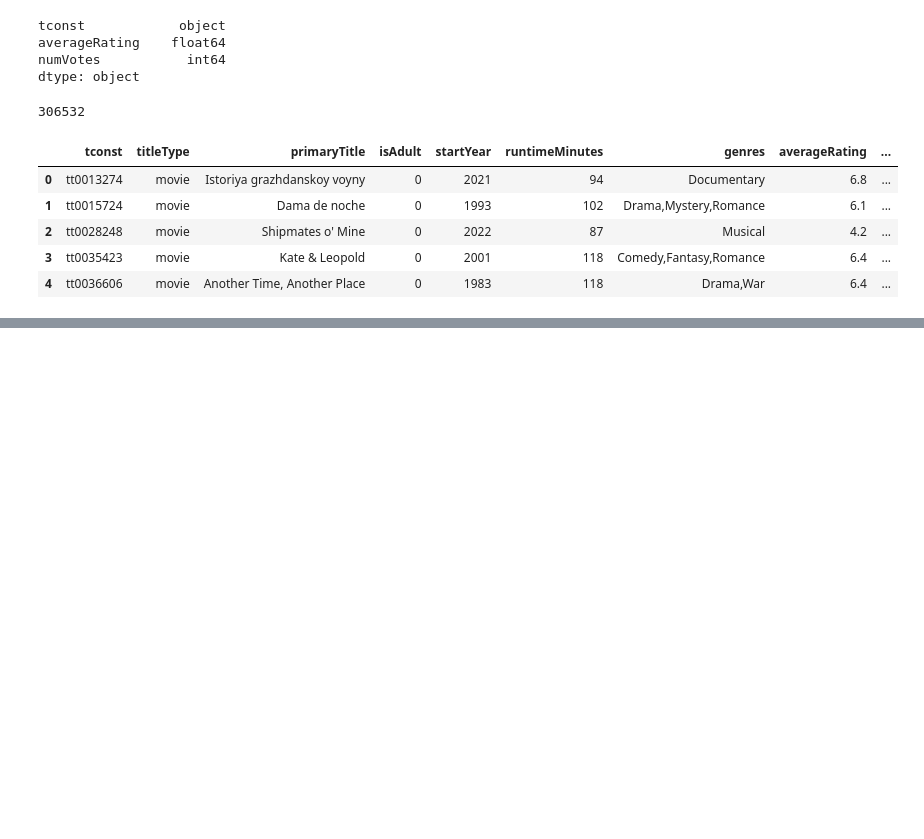
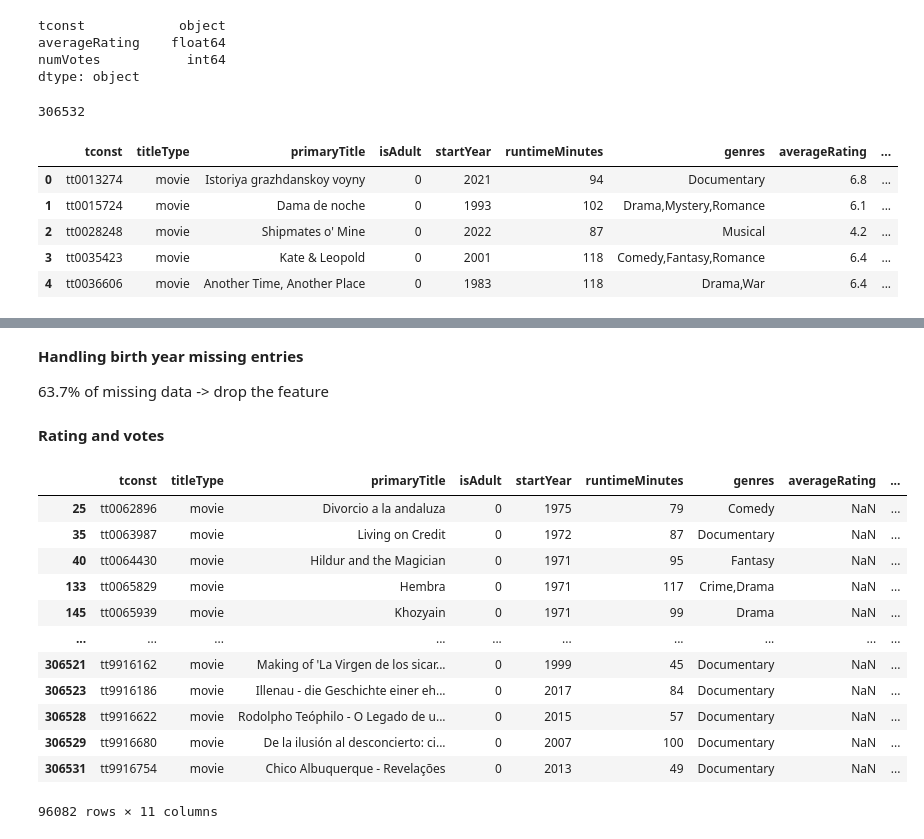
Before and after one commit to LeonMichel96/ML-Movie-Recommendator, a Jupyter notebook: notebooks/Exctraction Notebook.ipynb, the cells around one changed output, grey strips where cells are left out. Cells and saved outputs as stored; diff of their text form; code cells hidden in the pictures; blank space fills up the shorter version.

Commit message:
Steps to handle missing data

```diff
--- a/notebooks/Exctraction Notebook.ipynb
+++ b/notebooks/Exctraction Notebook.ipynb
@@ -185,0 +197,3 @@ df_merge.head()
+# %%
+# Converting "\\N" values in Null values so that we can rack them together
+df_merge.replace("\\N", np.nan, inplace=True)
@@ -185,0 +232,24 @@ df_merge.head()
+# %% [markdown]
+**Handling birth year missing entries**
+
+63.7% of missing data -> drop the feature
+# %%
+df_merge.drop(columns=['birthYear'], inplace=True)
+# %% [markdown]
+**Rating and votes**
+# %%
+df_merge[df_merge['averageRating'].isnull()]
+# %% [output]
+|  | tconst | titleType | primaryTitle | isAdult | startYear | runtimeMinutes | genres | averageRating | ... |
+| 25 | tt0062896 | movie | Divorcio a la andaluza | 0 | 1975 | 79 | Comedy | NaN | ... |
+| 35 | tt0063987 | movie | Living on Credit | 0 | 1972 | 87 | Documentary | NaN | ... |
+| 40 | tt0064430 | movie | Hildur and the Magician | 0 | 1971 | 95 | Fantasy | NaN | ... |
+| 133 | tt0065829 | movie | Hembra | 0 | 1971 | 117 | Crime,Drama | NaN | ... |
+| 145 | tt0065939 | movie | Khozyain | 0 | 1971 | 99 | Drama | NaN | ... |
+| ... | ... | ... | ... | ... | ... | ... | ... | ... | ... |
+| 306521 | tt9916162 | movie | Making of 'La Virgen de los sicar... | 0 | 1999 | 45 | Documentary | NaN | ... |
+| 306523 | tt9916186 | movie | Illenau - die Geschichte einer eh... | 0 | 2017 | 84 | Documentary | NaN | ... |
+| 306528 | tt9916622 | movie | Rodolpho Teóphilo - O Legado de u... | 0 | 2015 | 57 | Documentary | NaN | ... |
+| 306529 | tt9916680 | movie | De la ilusión al desconcierto: ci... | 0 | 2007 | 100 | Documentary | NaN | ... |
+| 306531 | tt9916754 | movie | Chico Albuquerque - Revelações | 0 | 2013 | 49 | Documentary | NaN | ... |
+96082 rows × 11 columns
```
Also changed, not shown: parts of 20 cells of this notebook.
